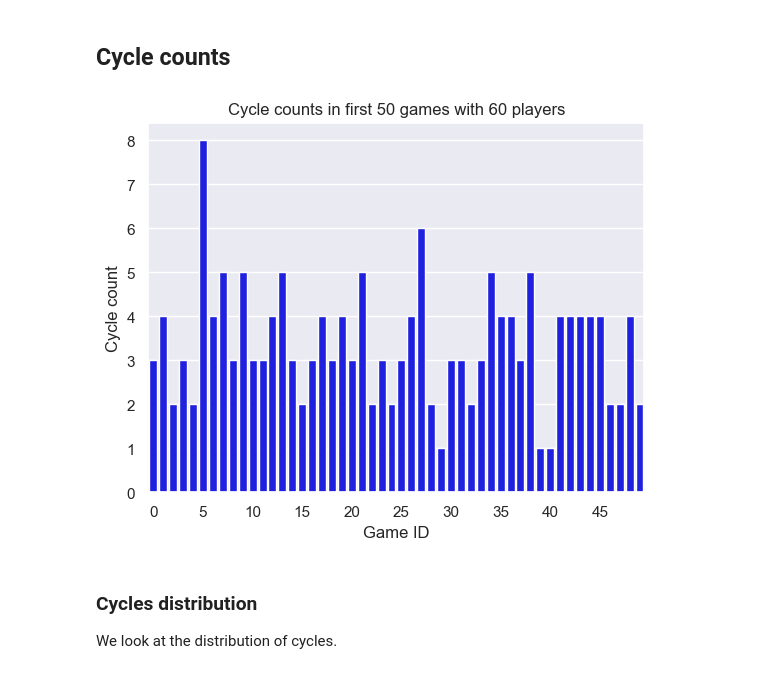
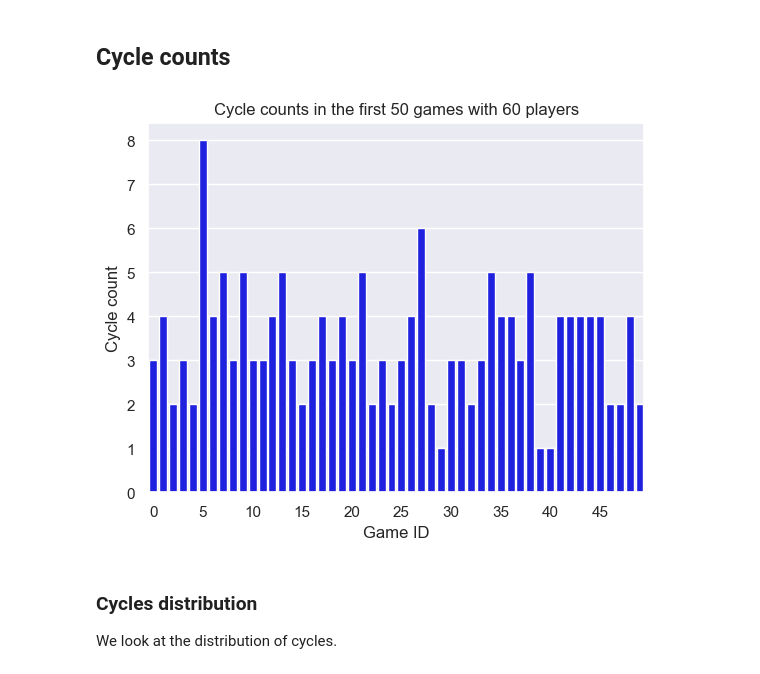
Before and after one commit to MrJoeKr/killers-game-analysis, a Jupyter notebook: analysis.ipynb, the cells around one changed output. Drawn from its saved outputs; the diff is of its cells as text; code cells hidden in the pictures.

Commit message:
Udpate cycle counts

```diff
--- a/analysis.ipynb
+++ b/analysis.ipynb
@@ -73,20 +73,20 @@ data.describe()
 # %%
 take_first_n_games = 50
 data_cut = data.iloc[:take_first_n_games]
-ax = sns.barplot(x=data_cut.index, y="cycles_count", data=data_cut, color="blue")
+ax = sns.barplot(x=data_cut.index, y="cycles_count", data=data_cut)
 
 ax.set_title(
-    f"Cycle counts in first {take_first_n_games} games with {players_count} players"
+    f"Cycle counts in the first {take_first_n_games} games with {players_count} players"
 )
 ax.set_xlabel("Game ID")
 ax.set_ylabel("Cycle count")
 
 # Show every 5th game
 for index, label in enumerate(ax.xaxis.get_ticklabels()):
     if index % 5 != 0:
         label.set_visible(False)
 # %% [output]
-[figure, old version]
+[figure, new version]
 # %% [markdown]
 ### Cycles distribution
 
```
